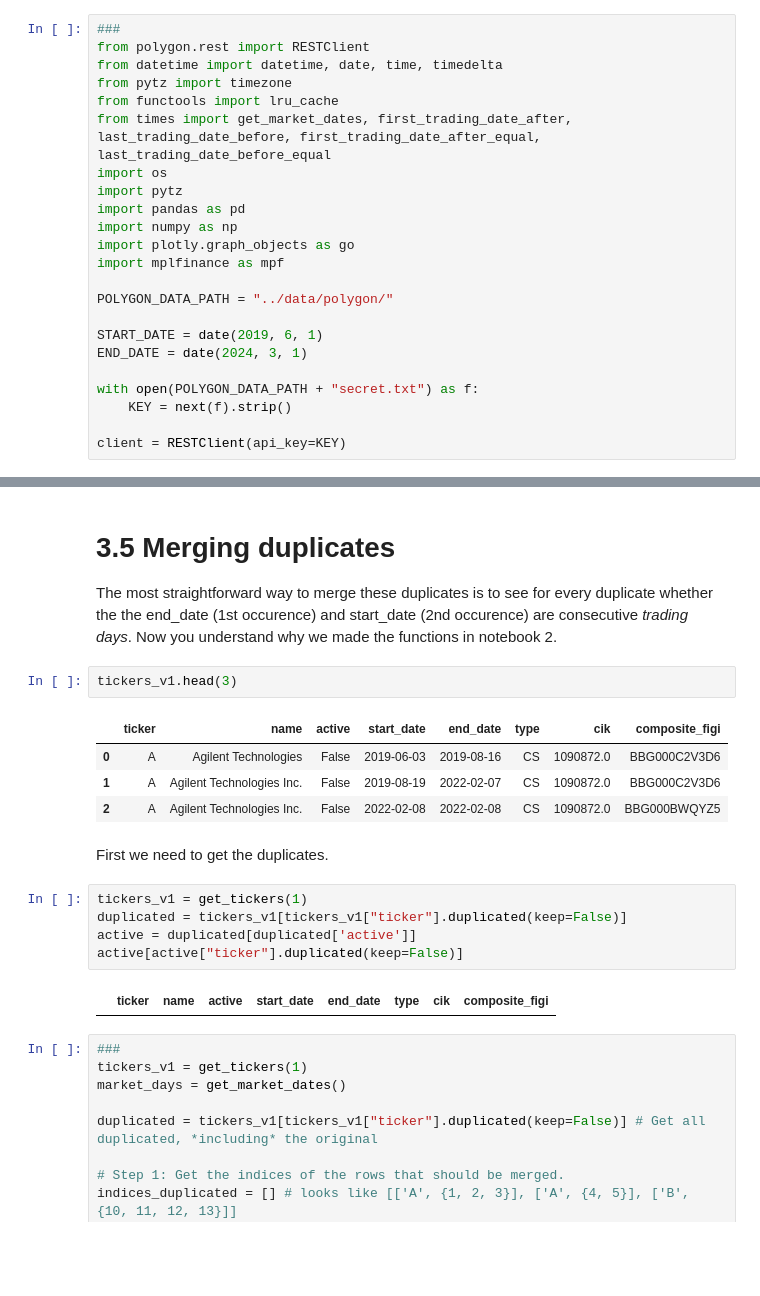
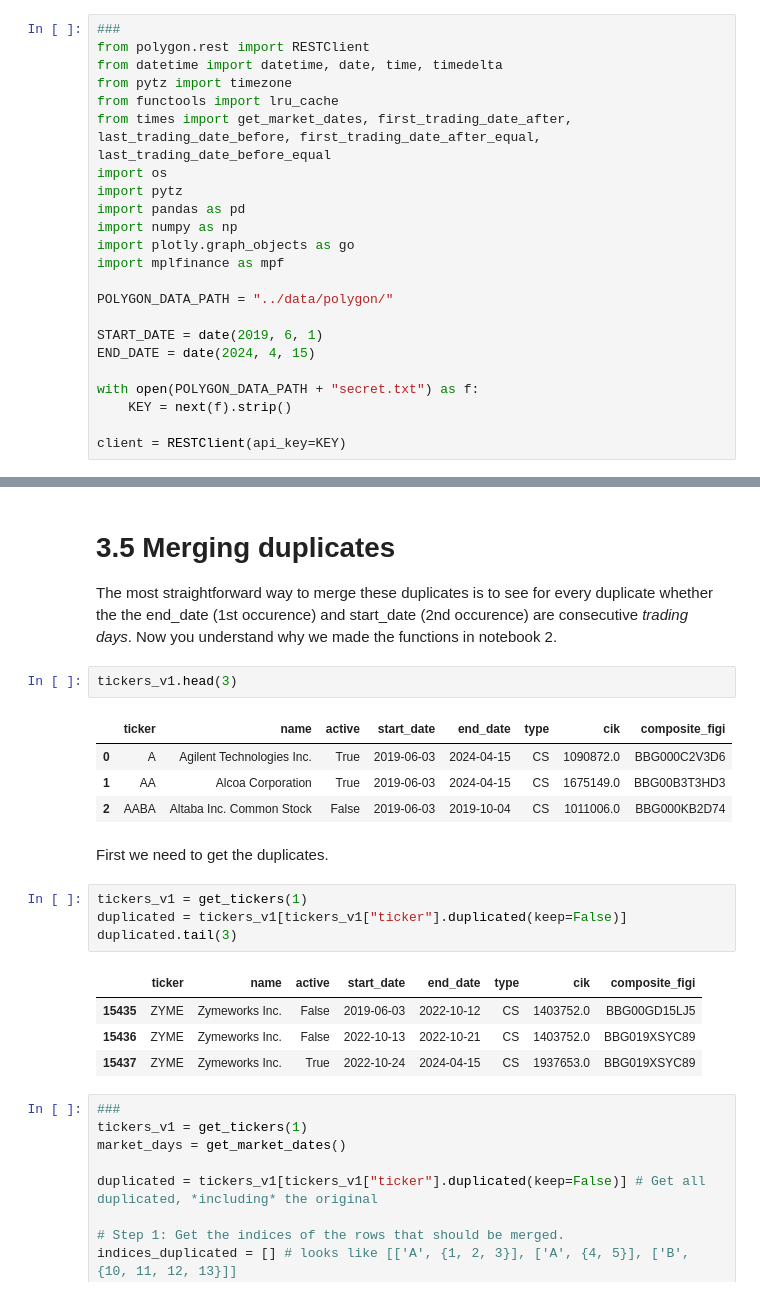
Before and after one commit to shinathan/polygon.io-stock-database, a Jupyter notebook: 03_tickers.ipynb, the cells around one changed output, grey strips where cells are left out. Drawn from its saved outputs; the diff is of its cells as text; blank space fills up the shorter version.

```diff
--- a/03_tickers.ipynb
+++ b/03_tickers.ipynb
@@ -18,7 +18,7 @@ import mplfinance as mpf
 POLYGON_DATA_PATH = "../data/polygon/"
 
 START_DATE = date(2019, 6, 1)
-END_DATE = date(2024, 3, 1)
+END_DATE = date(2024, 4, 15)
 
 with open(POLYGON_DATA_PATH + "secret.txt") as f:
     KEY = next(f).strip()
@@ -462,18 +463,20 @@ The most straightforward way to merge these duplicates is to see for every dupli
 tickers_v1.head(3)
 # %% [output]
 |  | ticker | name | active | start_date | end_date | type | cik | composite_figi |
-| 0 | A | Agilent Technologies | False | 2019-06-03 | 2019-08-16 | CS | 1090872.0 | BBG000C2V3D6 |
-| 1 | A | Agilent Technologies Inc. | False | 2019-08-19 | 2022-02-07 | CS | 1090872.0 | BBG000C2V3D6 |
-| 2 | A | Agilent Technologies Inc. | False | 2022-02-08 | 2022-02-08 | CS | 1090872.0 | BBG000BWQYZ5 |
+| 0 | A | Agilent Technologies Inc. | True | 2019-06-03 | 2024-04-15 | CS | 1090872.0 | BBG000C2V3D6 |
+| 1 | AA | Alcoa Corporation | True | 2019-06-03 | 2024-04-15 | CS | 1675149.0 | BBG00B3T3HD3 |
+| 2 | AABA | Altaba Inc. Common Stock | False | 2019-06-03 | 2019-10-04 | CS | 1011006.0 | BBG000KB2D74 |
 # %% [markdown]
 First we need to get the duplicates.
 # %%
 tickers_v1 = get_tickers(1)
 duplicated = tickers_v1[tickers_v1["ticker"].duplicated(keep=False)]
-active = duplicated[duplicated['active']]
-active[active["ticker"].duplicated(keep=False)]
+duplicated.tail(3)
 # %% [output]
 |  | ticker | name | active | start_date | end_date | type | cik | composite_figi |
+| 15435 | ZYME | Zymeworks Inc. | False | 2019-06-03 | 2022-10-12 | CS | 1403752.0 | BBG00GD15LJ5 |
+| 15436 | ZYME | Zymeworks Inc. | False | 2022-10-13 | 2022-10-21 | CS | 1403752.0 | BBG019XSYC89 |
+| 15437 | ZYME | Zymeworks Inc. | True | 2022-10-24 | 2024-04-15 | CS | 1937653.0 | BBG019XSYC89 |
 # %%
 ###
 tickers_v1 = get_tickers(1)
```
Also changed, not shown: parts of 40 cells of this notebook, 16 other files.
